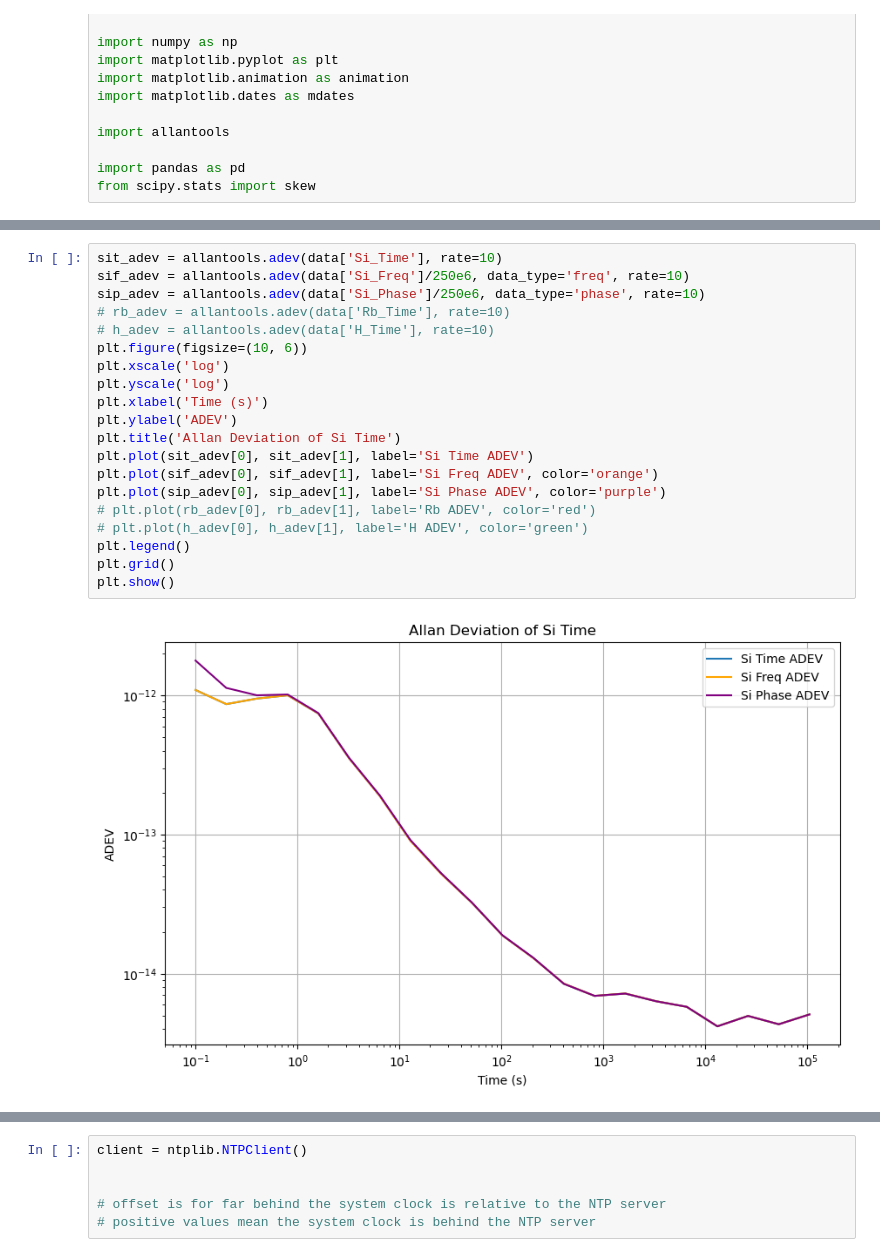
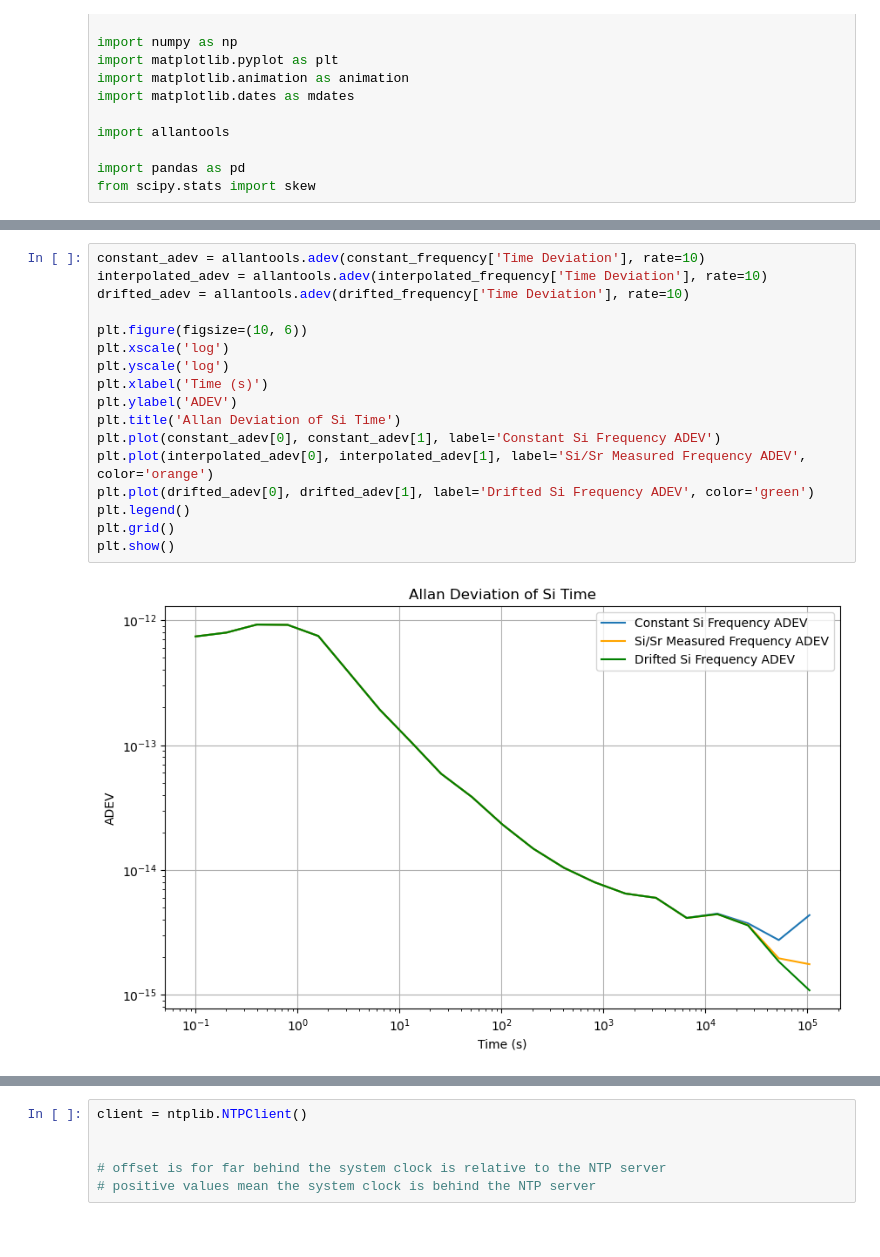
Before and after one commit to HannahARose/TimeKeeping, a Jupyter notebook: python/test.ipynb, the cells around one changed output, grey strips where cells are left out. Saved outputs shown, nothing was run; the diff lists cells and outputs as text.

```diff
--- a/python/test.ipynb
+++ b/python/test.ipynb
@@ -93,22 +192,19 @@ plt.plot(phase, label='Si Phase (normalized)')
 # %%
-sit_adev = allantools.adev(data['Si_Time'], rate=10)
-sif_adev = allantools.adev(data['Si_Freq']/250e6, data_type='freq', rate=10)
-sip_adev = allantools.adev(data['Si_Phase']/250e6, data_type='phase', rate=10)
-# rb_adev = allantools.adev(data['Rb_Time'], rate=10)
-# h_adev = allantools.adev(data['H_Time'], rate=10)
+constant_adev = allantools.adev(constant_frequency['Time Deviation'], rate=10)
+interpolated_adev = allantools.adev(interpolated_frequency['Time Deviation'], rate=10)
+drifted_adev = allantools.adev(drifted_frequency['Time Deviation'], rate=10)
+
 plt.figure(figsize=(10, 6))
 plt.xscale('log')
 plt.yscale('log')
 plt.xlabel('Time (s)')
 plt.ylabel('ADEV')
 plt.title('Allan Deviation of Si Time')
-plt.plot(sit_adev[0], sit_adev[1], label='Si Time ADEV')
-plt.plot(sif_adev[0], sif_adev[1], label='Si Freq ADEV', color='orange')
-plt.plot(sip_adev[0], sip_adev[1], label='Si Phase ADEV', color='purple')
-# plt.plot(rb_adev[0], rb_adev[1], label='Rb ADEV', color='red')
-# plt.plot(h_adev[0], h_adev[1], label='H ADEV', color='green')
+plt.plot(constant_adev[0], constant_adev[1], label='Constant Si Frequency ADEV')
+plt.plot(interpolated_adev[0], interpolated_adev[1], label='Si/Sr Measured Frequency ADEV', color='orange')
+plt.plot(drifted_adev[0], drifted_adev[1], label='Drifted Si Frequency ADEV', color='green')
 plt.legend()
 plt.grid()
 plt.show()
 # %% [output]
-[figure, old version]
+[figure, new version]
```
Also changed, not shown: parts of 31 cells of this notebook, 37 other files.
